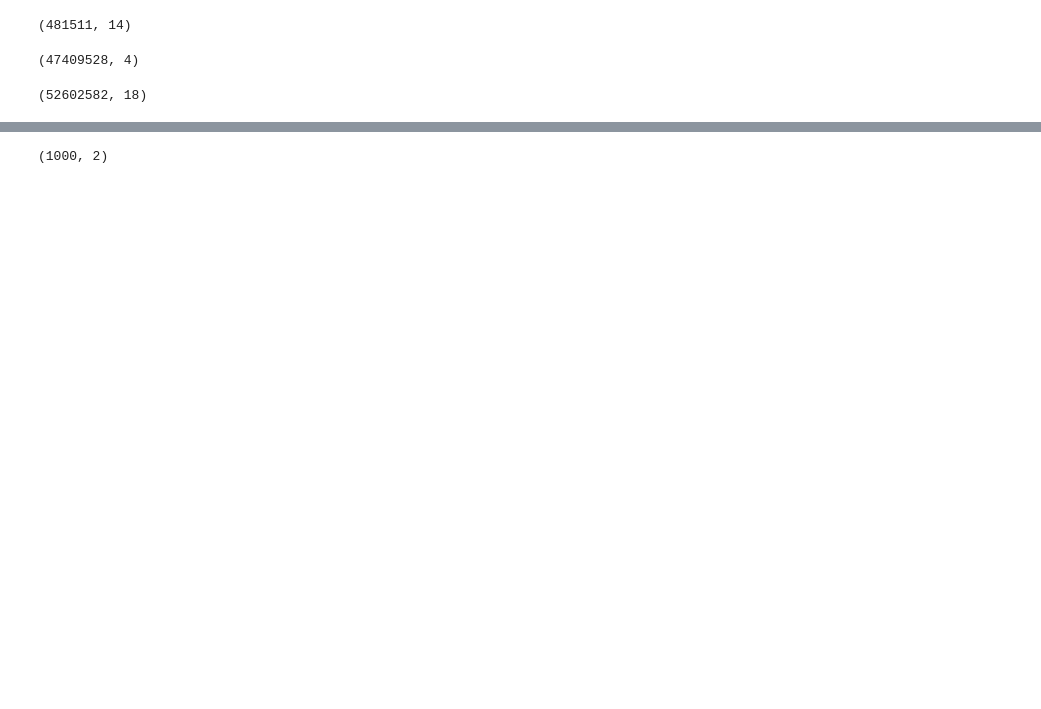
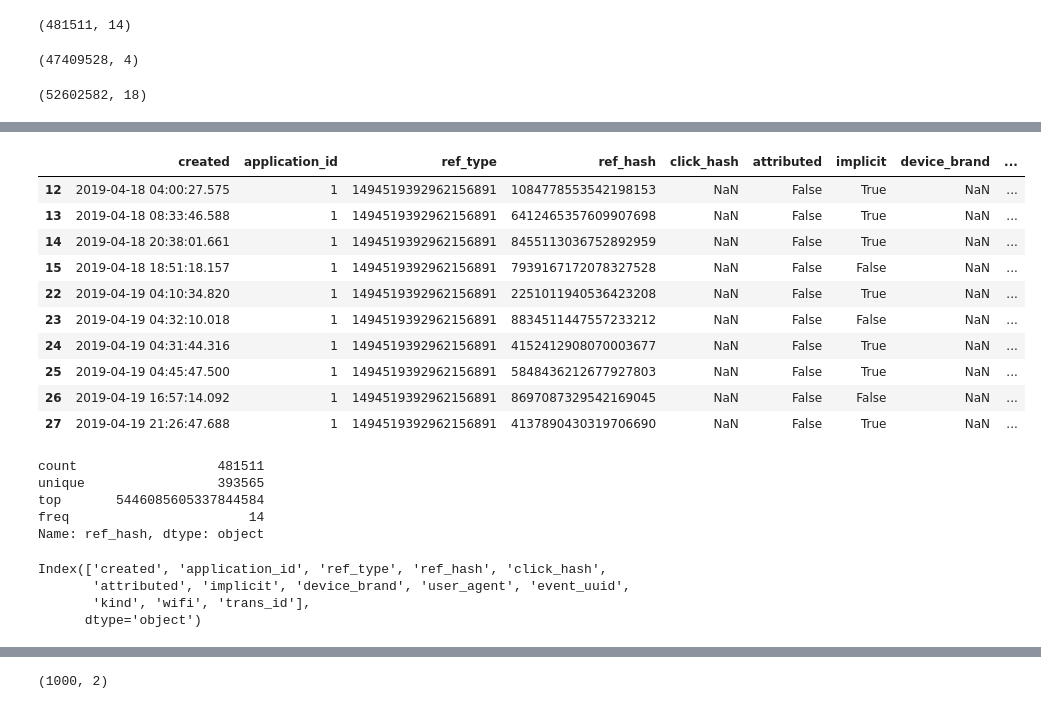
Before and after one commit to sergiolch/TP2-7506-2019-1C, a Jupyter notebook: Analisis.ipynb, the cells around one changed output, grey strips where cells are left out. Drawn from its saved outputs; the diff is of its cells as text; code cells hidden in the pictures; blank space fills up the shorter version.

```diff
--- a/Analisis.ipynb
+++ b/Analisis.ipynb
@@ -126,0 +168,30 @@ datos.head(5).sort_values(by=['date','device_id'])
+# %%
+installs_1 = installs_df.loc[installs_df['created']<'2019-04-20 00:00:00']
+installs_1.head(10)
+# %% [output]
+|  | created | application_id | ref_type | ref_hash | click_hash | attributed | implicit | device_brand | ... |
+| 12 | 2019-04-18 04:00:27.575 | 1 | 1494519392962156891 | 1084778553542198153 | NaN | False | True | NaN | ... |
+| 13 | 2019-04-18 08:33:46.588 | 1 | 1494519392962156891 | 6412465357609907698 | NaN | False | True | NaN | ... |
+| 14 | 2019-04-18 20:38:01.661 | 1 | 1494519392962156891 | 8455113036752892959 | NaN | False | True | NaN | ... |
+| 15 | 2019-04-18 18:51:18.157 | 1 | 1494519392962156891 | 7939167172078327528 | NaN | False | False | NaN | ... |
+| 22 | 2019-04-19 04:10:34.820 | 1 | 1494519392962156891 | 2251011940536423208 | NaN | False | True | NaN | ... |
+| 23 | 2019-04-19 04:32:10.018 | 1 | 1494519392962156891 | 8834511447557233212 | NaN | False | False | NaN | ... |
+| 24 | 2019-04-19 04:31:44.316 | 1 | 1494519392962156891 | 4152412908070003677 | NaN | False | True | NaN | ... |
+| 25 | 2019-04-19 04:45:47.500 | 1 | 1494519392962156891 | 5848436212677927803 | NaN | False | True | NaN | ... |
+| 26 | 2019-04-19 16:57:14.092 | 1 | 1494519392962156891 | 8697087329542169045 | NaN | False | False | NaN | ... |
+| 27 | 2019-04-19 21:26:47.688 | 1 | 1494519392962156891 | 4137890430319706690 | NaN | False | True | NaN | ... |
+# %%
+installs_df['ref_hash'].describe()
+# %% [output]
+count                  481511
+unique                 393565
+top       5446085605337844584
+freq                       14
+Name: ref_hash, dtype: object
+# %%
+installs_1.columns
+# %% [output]
+Index(['created', 'application_id', 'ref_type', 'ref_hash', 'click_hash',
+       'attributed', 'implicit', 'device_brand', 'user_agent', 'event_uuid',
+       'kind', 'wifi', 'trans_id'],
+      dtype='object')
```
Also changed, not shown: parts of 33 cells of this notebook.
